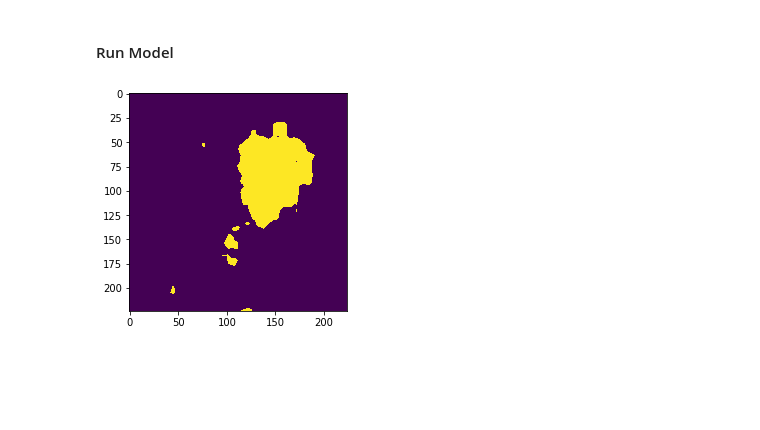
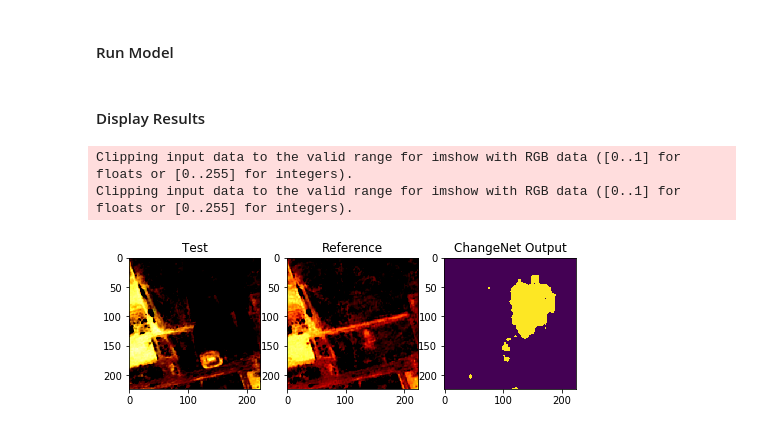
Before and after one commit to leonardoaraujosantos/ChangeNet, a Jupyter notebook: TestModelImgs.ipynb, the cells around one changed output. Saved outputs shown, nothing was run; the diff lists cells and outputs as text; code cells hidden in the pictures; blank space fills up the shorter version.

Commit message:
Adding some more results

```diff
--- a/TestModelImgs.ipynb
+++ b/TestModelImgs.ipynb
@@ -82,8 +64,21 @@ DataParallel(
 pred = change_net([ref_img, test_img])
 # Get the correct class by looking for the max value across channels
 _, output = torch.max(pred, 1)
-# %%
-plt.imshow(output.squeeze(0).cpu().numpy())
-plt.show()
-# %% [output]
-[figure, removed]
+# %% [markdown]
+#### Display Results
+# %%
+fig=plt.figure(figsize=(8, 8))
+fig.add_subplot(1, 3, 1)
+plt.imshow(test_img.squeeze(0).permute(1, 2, 0).cpu().numpy())
+plt.title('Test')
+fig.add_subplot(1, 3, 2)
+plt.imshow(ref_img.squeeze(0).permute(1, 2, 0).cpu().numpy())
+plt.title('Reference')
+fig.add_subplot(1, 3, 3)
+plt.imshow(output.squeeze(0).cpu().numpy())
+plt.title('ChangeNet Output')
+plt.show()
+# %% [output]
+Clipping input data to the valid range for imshow with RGB data ([0..1] for floats or [0..255] for integers).
+Clipping input data to the valid range for imshow with RGB data ([0..1] for floats or [0..255] for integers).
+[figure, added]
```
Also changed, not shown: parts of 1 cell of this notebook, 1 other file.
